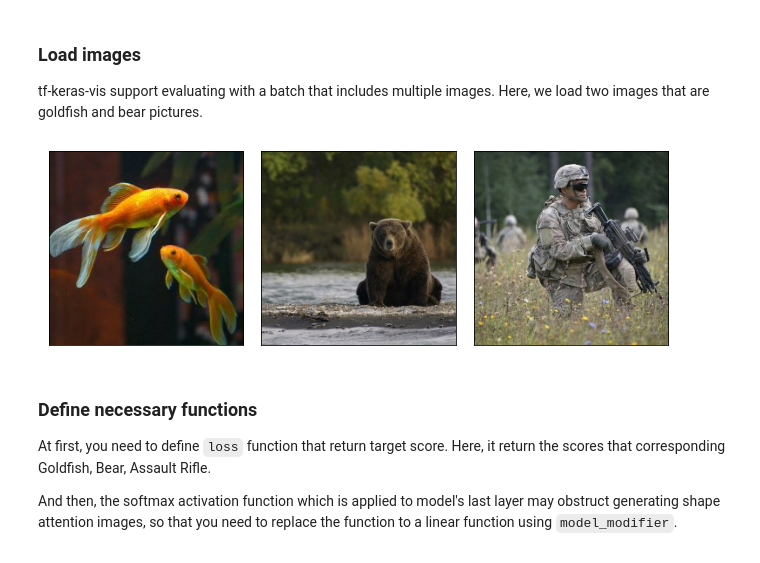
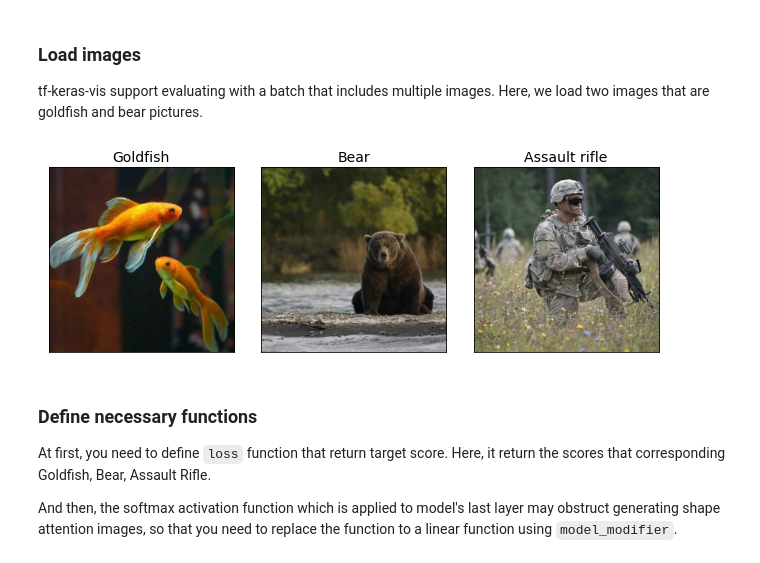
Before and after one commit to keisen/tf-keras-vis, a Jupyter notebook: examples/attentions.ipynb, the cells around one changed output. Saved outputs shown, nothing was run; the diff lists cells and outputs as text; code cells hidden in the pictures.

```diff
--- a/examples/attentions.ipynb
+++ b/examples/attentions.ipynb
@@ -46,32 +46,36 @@ tf-keras-vis support evaluating with a batch that includes multiple images. Here
 # %%
 import numpy as np
 from matplotlib import pyplot as plt
 %matplotlib inline
 from tensorflow.keras.preprocessing.image import load_img
 
 # Load images
 img1 = load_img('images/goldfish.jpg', target_size=(224, 224))
 img2 = load_img('images/bear.jpg', target_size=(224, 224))
 img3 = load_img('images/soldiers.jpg', target_size=(224, 224))
 images = np.asarray([np.array(img1), np.array(img2), np.array(img3)])
 
+# Image titles
+image_titles = ['Goldfish', 'Bear', 'Assault rifle']
+
 # Prepare datasets
 X = preprocess_input(images)
 
 # Render
 subprot_args = {
     'nrows': 1,
     'ncols': 3,
     'figsize': (9, 3),
     'subplot_kw': {'xticks': [], 'yticks': []}
 }
 f, ax = plt.subplots(**subprot_args)
-for i in range(len(images)):
+for i, title in enumerate(image_titles):
+    ax[i].set_title(title, fontsize=14)
     ax[i].imshow(images[i])
 plt.tight_layout()
 plt.show()
 # %% [output]
-[figure, old version]
+[figure, new version]
 # %% [markdown]
 ### Define necessary functions
 
```
Also changed, not shown: parts of 3 cells of this notebook, 3 other files.
